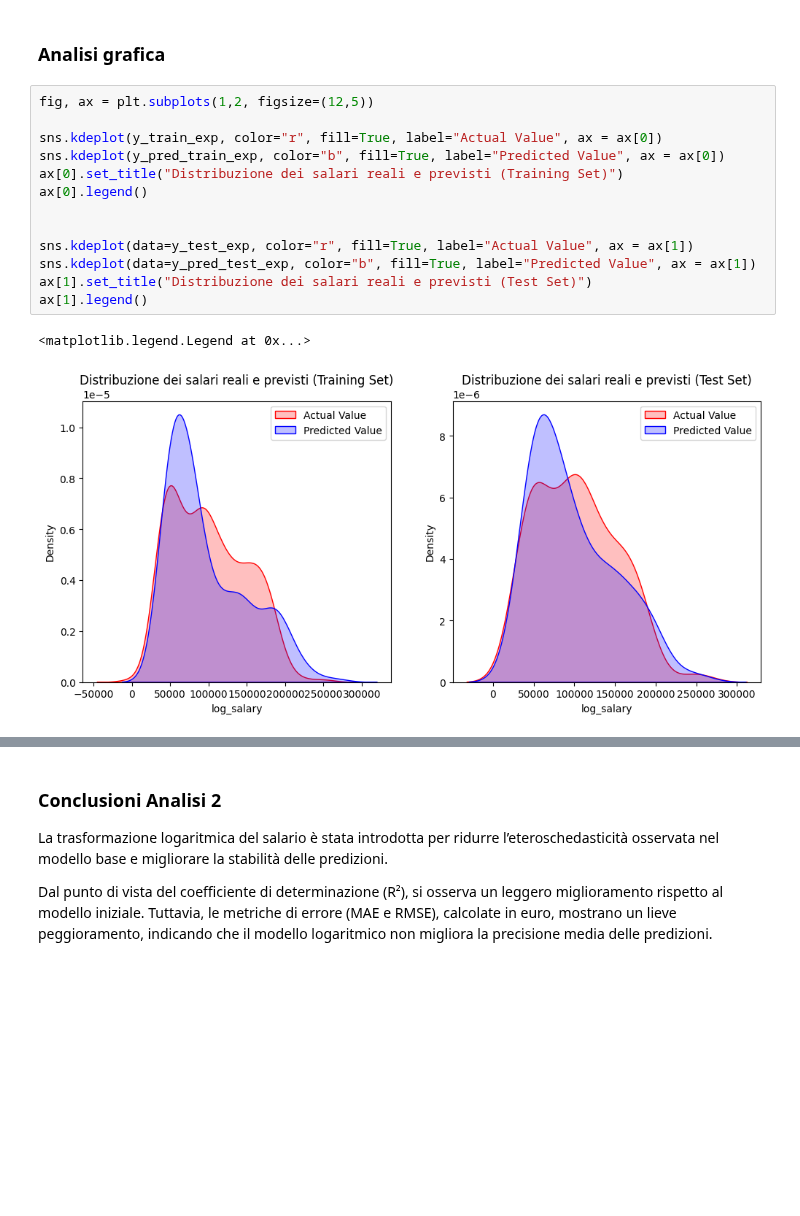
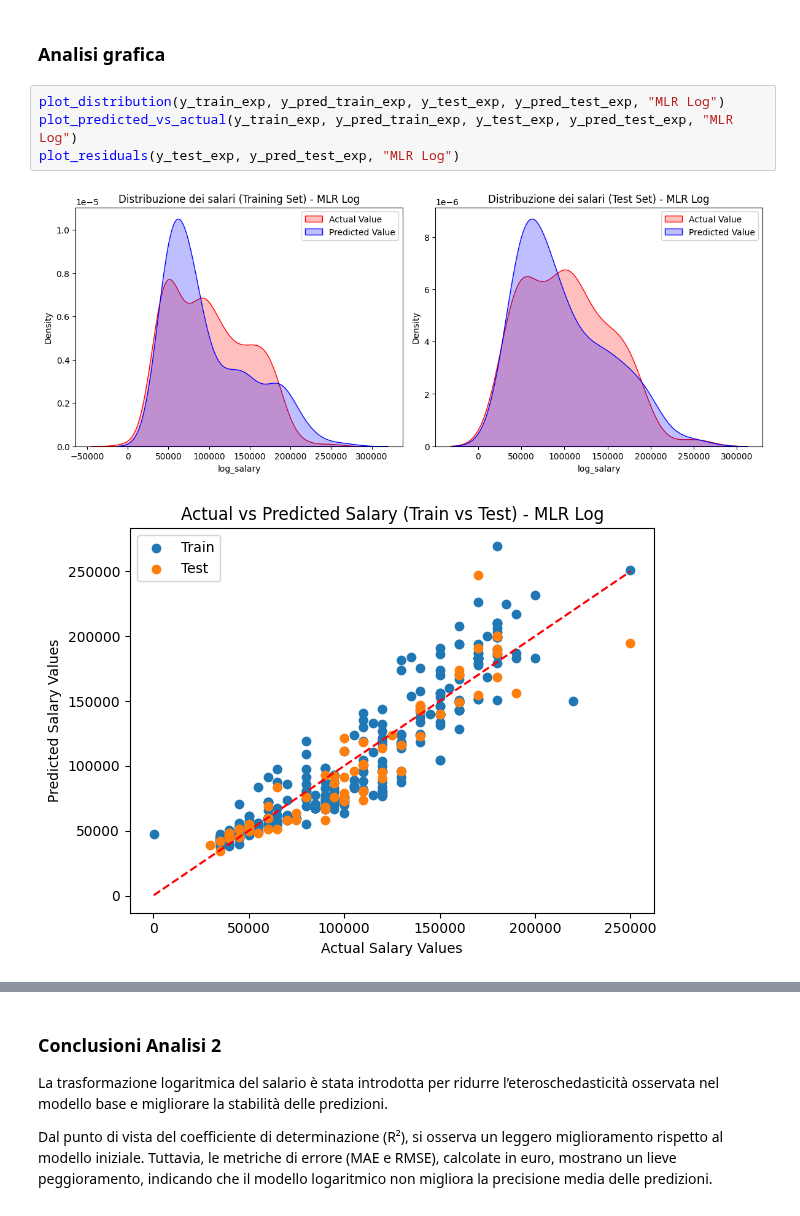
Before and after one commit to umbertogallo01/salary-prediction-analysis, a Jupyter notebook: notebooks/salary_prediction_analysis.ipynb, the cells around one changed output, grey strips where cells are left out. Drawn from its saved outputs; the diff is of its cells as text; blank space fills up the shorter version.

```diff
--- a/notebooks/salary_prediction_analysis.ipynb
+++ b/notebooks/salary_prediction_analysis.ipynb
@@ -530,18 +490,9 @@ RMSE: 18584.859529509566
 # %% [markdown]
 ### Analisi grafica
 # %%
-fig, ax = plt.subplots(1,2, figsize=(12,5))
-
-sns.kdeplot(y_train_exp, color="r", fill=True, label="Actual Value", ax = ax[0])
-sns.kdeplot(y_pred_train_exp, color="b", fill=True, label="Predicted Value", ax = ax[0])
-ax[0].set_title("Distribuzione dei salari reali e previsti (Training Set)")
-ax[0].legend()
-
-
-sns.kdeplot(data=y_test_exp, color="r", fill=True, label="Actual Value", ax = ax[1])
-sns.kdeplot(data=y_pred_test_exp, color="b", fill=True, label="Predicted Value", ax = ax[1])
-ax[1].set_title("Distribuzione dei salari reali e previsti (Test Set)")
-ax[1].legend()
+plot_distribution(y_train_exp, y_pred_train_exp, y_test_exp, y_pred_test_exp, "MLR Log")
+plot_predicted_vs_actual(y_train_exp, y_pred_train_exp, y_test_exp, y_pred_test_exp, "MLR Log")
+plot_residuals(y_test_exp, y_pred_test_exp, "MLR Log")
 # %% [output]
-<matplotlib.legend.Legend at 0x...>
-[figure, old version]
+[figure, new version]
+[figure, added]
```
Also changed, not shown: parts of 12 cells of this notebook, 9 other files.
